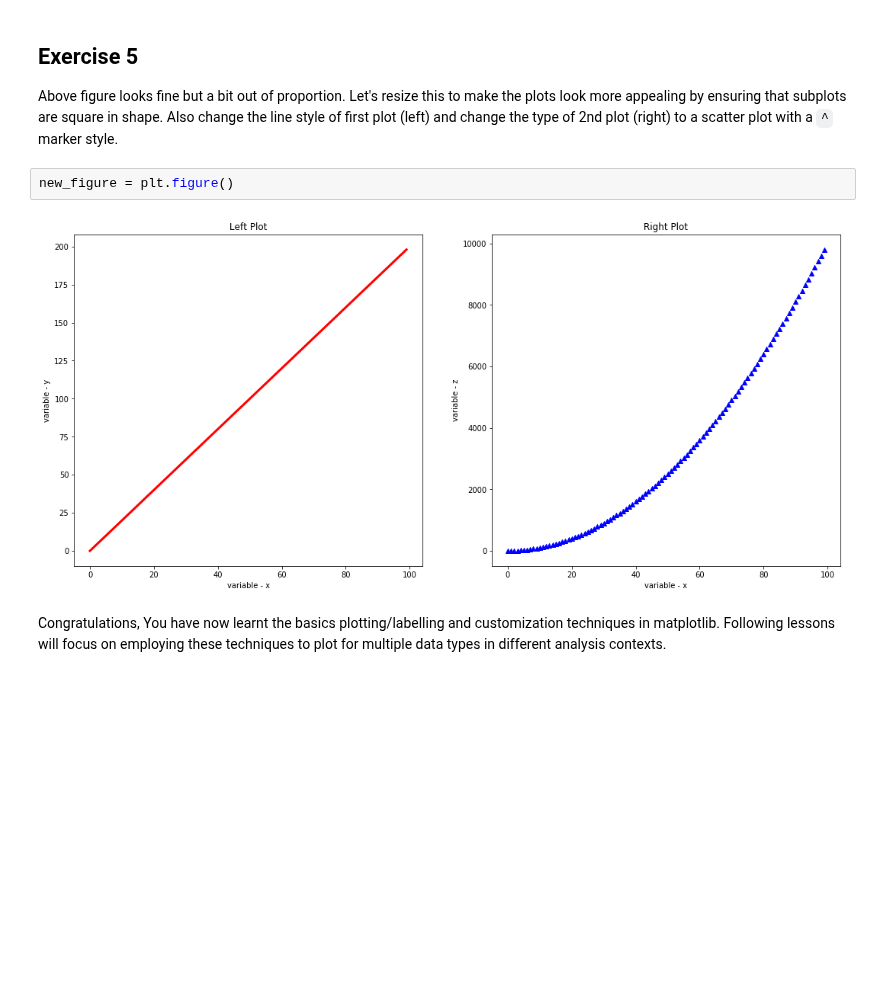
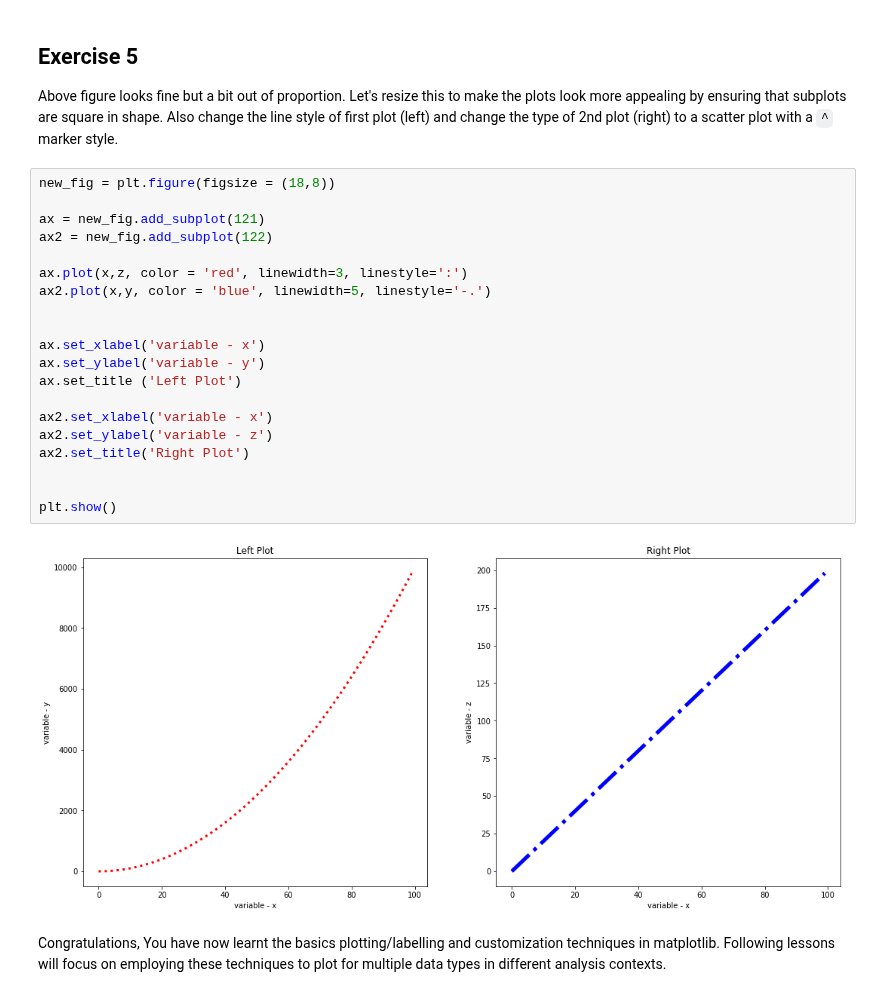
Before and after one commit to andrewwongls/dsc-1-03-13-customizing-visualizations-with-matplotlib-lab-online-ds-sp-000, a Jupyter notebook: index.ipynb, the cells around one changed output. Saved outputs shown, nothing was run; the diff lists cells and outputs as text; blank space fills up the shorter version.

```diff
--- a/index.ipynb
+++ b/index.ipynb
@@ -172,10 +172,28 @@ plt.show()
 ## Exercise 5
 
 Above figure looks fine but a bit out of proportion. Let's resize this to make the plots look more appealing by ensuring that subplots are square in shape. Also change the line style of first plot (left) and change the type of 2nd plot (right) to a scatter plot with a `^` marker style.
-# %%
-new_figure = plt.figure()
-# %% [output]
-[figure, removed]
+# %%
+new_fig = plt.figure(figsize = (18,8))
+
+ax = new_fig.add_subplot(121)
+ax2 = new_fig.add_subplot(122)
+
+ax.plot(x,z, color = 'red', linewidth=3, linestyle=':')
+ax2.plot(x,y, color = 'blue', linewidth=5, linestyle='-.')
+
+
+ax.set_xlabel('variable - x')
+ax.set_ylabel('variable - y')
+ax.set_title ('Left Plot')
+
+ax2.set_xlabel('variable - x')
+ax2.set_ylabel('variable - z')
+ax2.set_title('Right Plot')
+
+
+plt.show()
+# %% [output]
+[figure, added]
 # %% [markdown]
 Congratulations, You have now learnt the basics plotting/labelling and customization techniques in matplotlib. Following lessons will focus on employing these techniques to plot for multiple data types in different analysis contexts.
 # %% [markdown]
```
